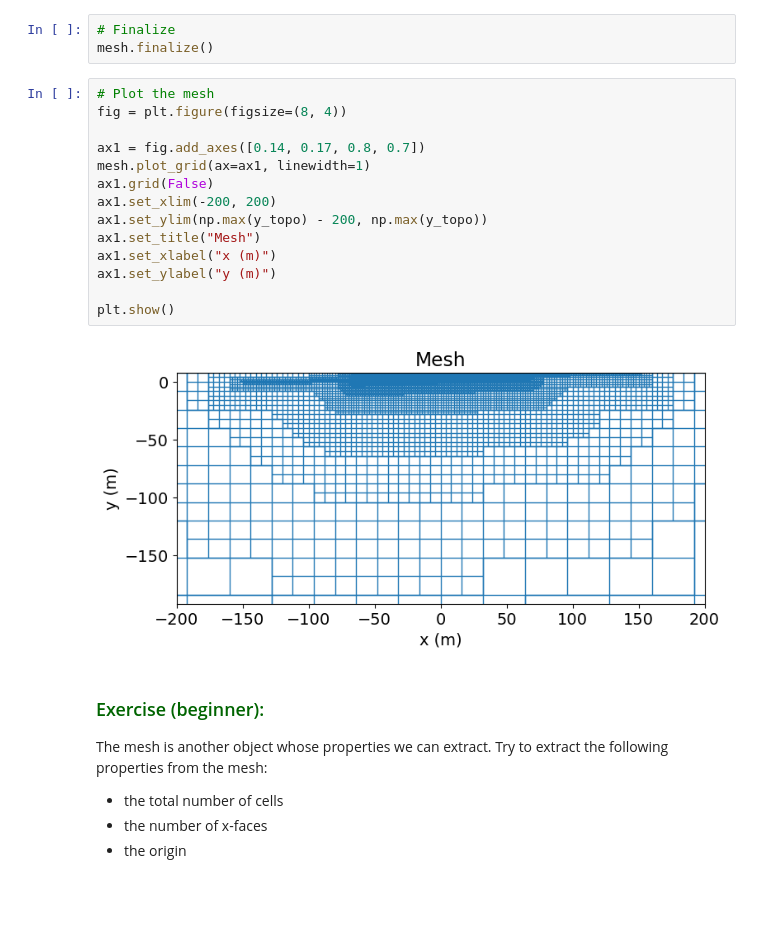
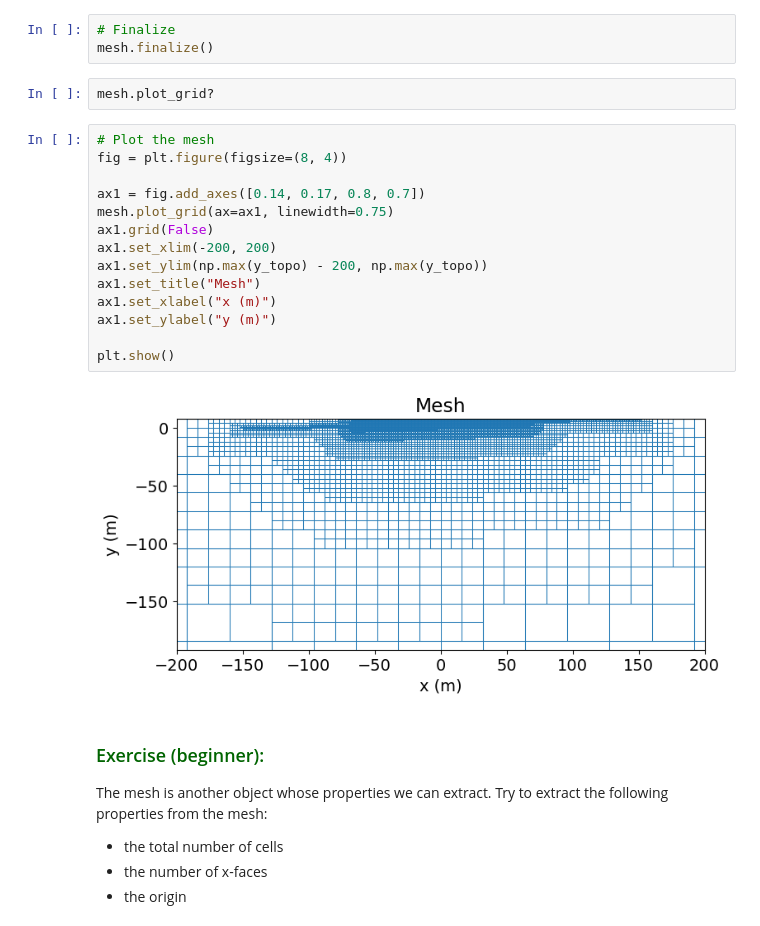
Before and after one commit to simpeg/agrogeo24, a Jupyter notebook: notebooks/01-forward-dc-resisitivity-2d.ipynb, the cells around one changed output. Cells and saved outputs as stored; diff of their text form; blank space fills up the shorter version.

```diff
--- a/notebooks/01-forward-dc-resisitivity-2d.ipynb
+++ b/notebooks/01-forward-dc-resisitivity-2d.ipynb
@@ -213,22 +215,24 @@ mesh.refine_surface(
 # %%
 # Finalize
 mesh.finalize()
+# %%
+mesh.plot_grid?
 # %%
 # Plot the mesh
 fig = plt.figure(figsize=(8, 4))
 
 ax1 = fig.add_axes([0.14, 0.17, 0.8, 0.7])
-mesh.plot_grid(ax=ax1, linewidth=1)
+mesh.plot_grid(ax=ax1, linewidth=0.75)
 ax1.grid(False)
 ax1.set_xlim(-200, 200)
 ax1.set_ylim(np.max(y_topo) - 200, np.max(y_topo))
 ax1.set_title("Mesh")
 ax1.set_xlabel("x (m)")
 ax1.set_ylabel("y (m)")
 
 plt.show()
 # %% [output]
-[figure, old version]
+[figure, new version]
 # %% [markdown]
 ### <span style="color:darkgreen">Exercise (beginner):</span>
 
```
Also changed, not shown: parts of 3 cells of this notebook, 3 other files.
